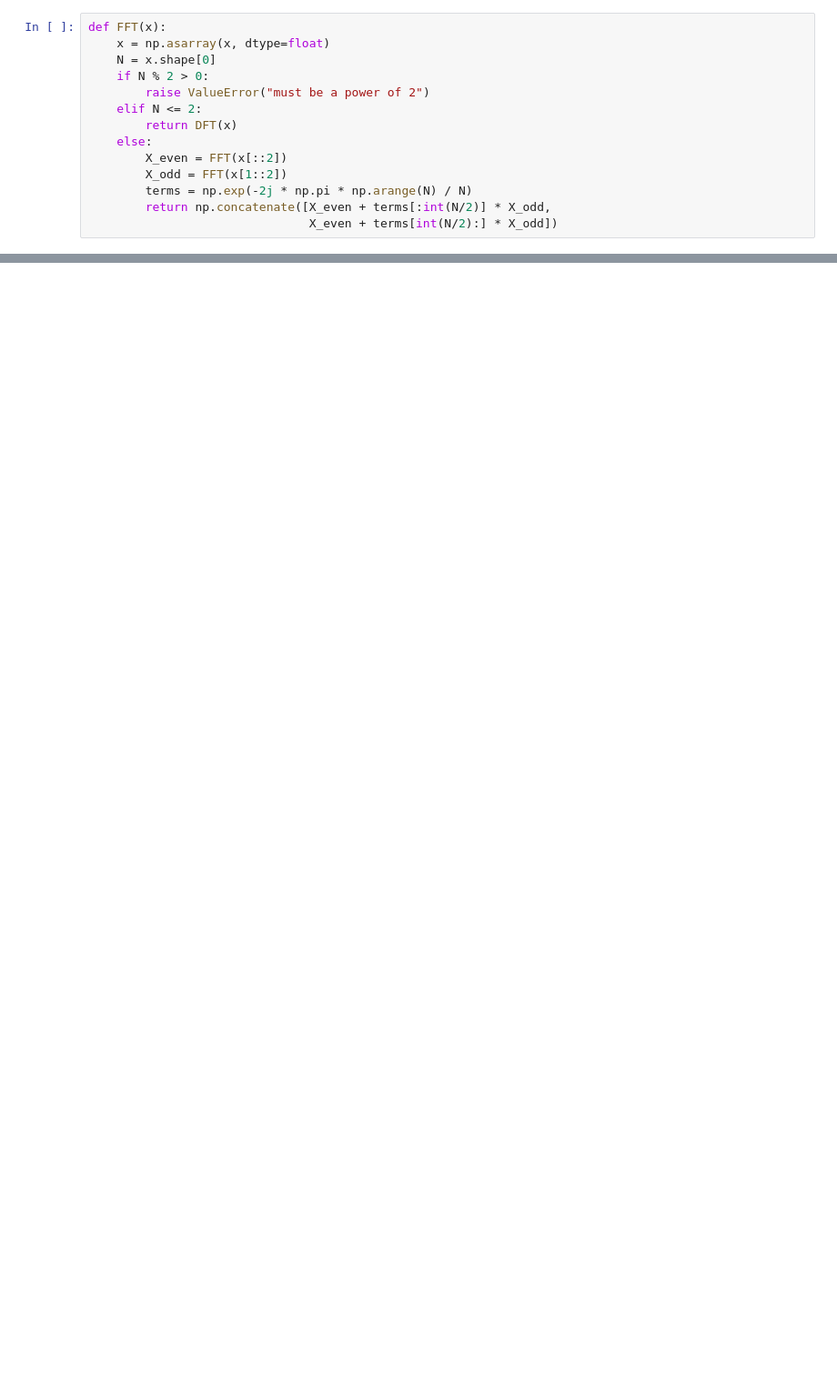
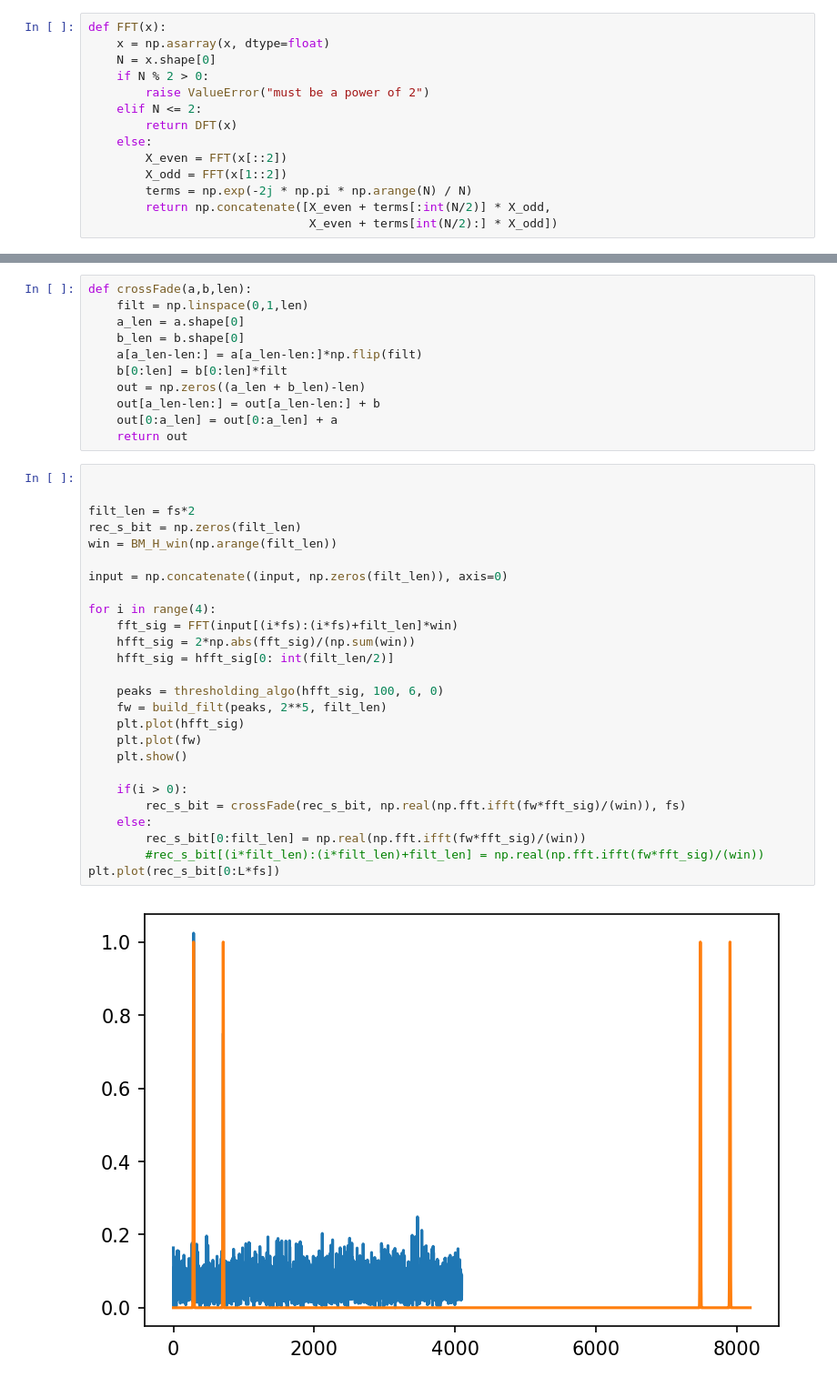
Before and after one commit to inquizition/Algorithms, a Jupyter notebook: PitchShift/test.ipynb, the cells around one changed output, grey strips where cells are left out. Shown at 91% size. Drawn from its saved outputs; the diff is of its cells as text; blank space fills up the shorter version.

```diff
--- a/PitchShift/test.ipynb
+++ b/PitchShift/test.ipynb
@@ -117,0 +197,39 @@ TypeError: slice indices must be integers or None or have an __index__ method
+# %%
+def crossFade(a,b,len):
+    filt = np.linspace(0,1,len)
+    a_len = a.shape[0]
+    b_len = b.shape[0]
+    a[a_len-len:] = a[a_len-len:]*np.flip(filt)
+    b[0:len] = b[0:len]*filt
+    out = np.zeros((a_len + b_len)-len)
+    out[a_len-len:] = out[a_len-len:] + b
+    out[0:a_len] = out[0:a_len] + a
+    return out
+# %%
+
+
+filt_len = fs*2
+rec_s_bit = np.zeros(filt_len)
+win = BM_H_win(np.arange(filt_len))
+
+input = np.concatenate((input, np.zeros(filt_len)), axis=0)
+
+for i in range(4):
+    fft_sig = FFT(input[(i*fs):(i*fs)+filt_len]*win)
+    hfft_sig = 2*np.abs(fft_sig)/(np.sum(win))
+    hfft_sig = hfft_sig[0: int(filt_len/2)]
+
+    peaks = thresholding_algo(hfft_sig, 100, 6, 0)
+    fw = build_filt(peaks, 2**5, filt_len)
+    plt.plot(hfft_sig)
+    plt.plot(fw)
+    plt.show()
+
+    if(i > 0):
+        rec_s_bit = crossFade(rec_s_bit, np.real(np.fft.ifft(fw*fft_sig)/(win)), fs)
+    else:
+        rec_s_bit[0:filt_len] = np.real(np.fft.ifft(fw*fft_sig)/(win))
+        #rec_s_bit[(i*filt_len):(i*filt_len)+filt_len] = np.real(np.fft.ifft(fw*fft_sig)/(win))
+plt.plot(rec_s_bit[0:L*fs])
+# %% [output]
+[figure, added]
```
Also changed, not shown: parts of 21 cells of this notebook.
